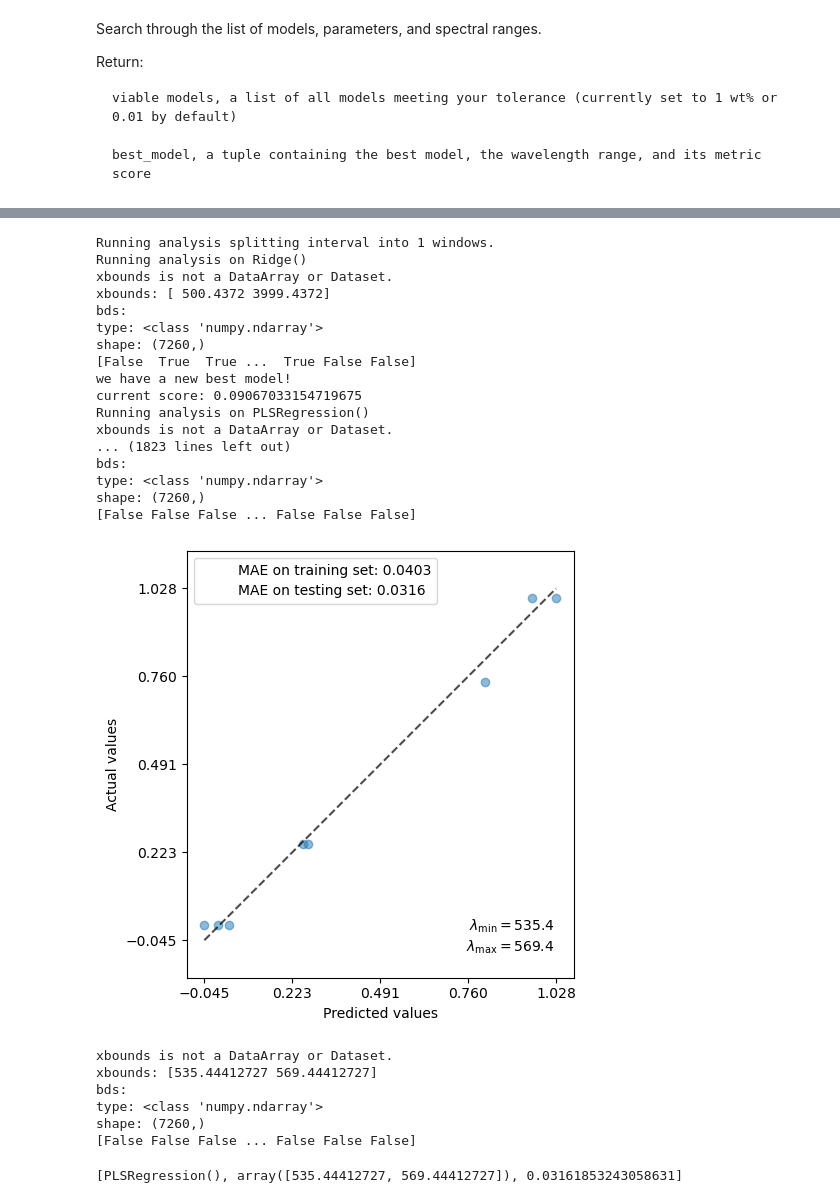
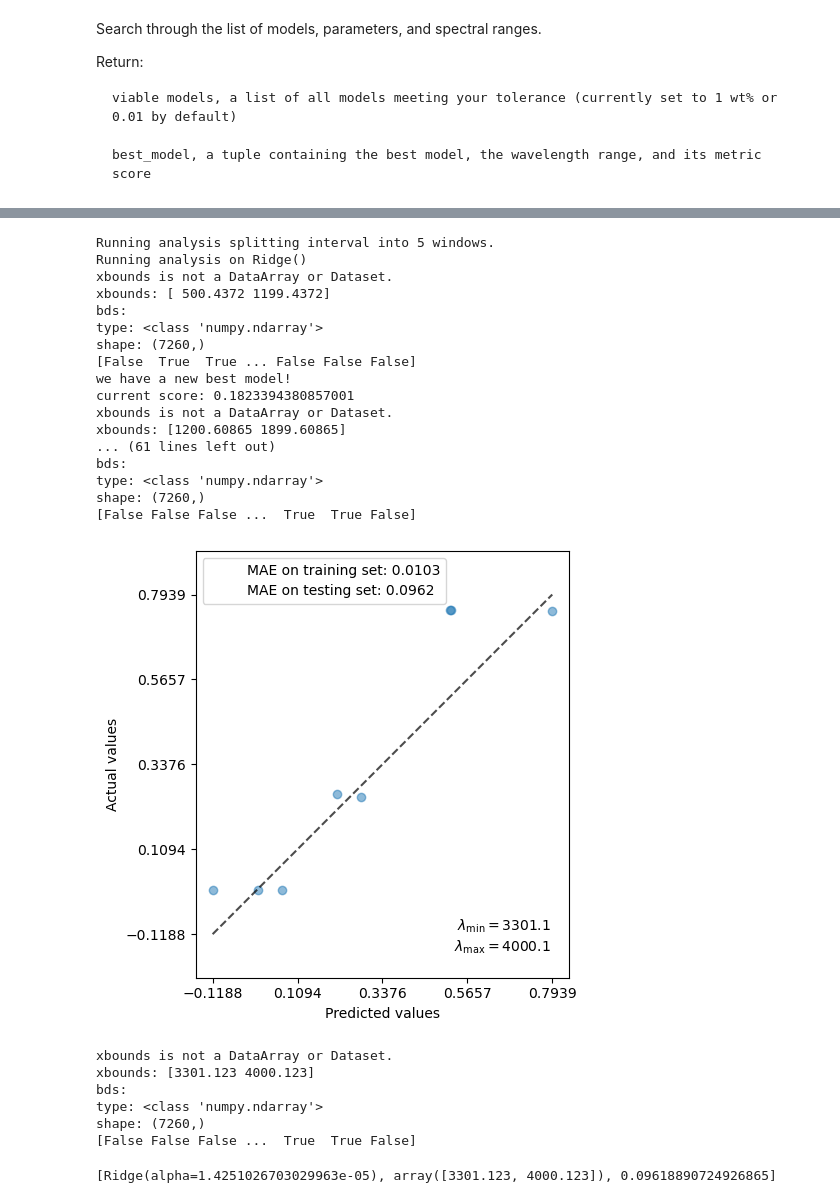
Before and after one commit to iblg/mixture_composition_regression, a Jupyter notebook: mixture_composition_regression/examples/cellulose_example/01_cellulose_first_try.ipynb, the cells around one changed output, grey strips where cells are left out. Drawn from its saved outputs; the diff is of its cells as text; code cells hidden in the pictures.

Commit message:
Ankit running into problems slicing.

```diff
--- a/mixture_composition_regression/examples/cellulose_example/01_cellulose_first_try.ipynb
+++ b/mixture_composition_regression/examples/cellulose_example/01_cellulose_first_try.ipynb
@@ -76,9 +76,11 @@ dataset = xr.Dataset(data_vars = {'a':a, 'da':a.diff('x'), 'd2a':a.diff('x', 2)}
 # do a test-train split. Here we have specified a replicable random state, but this can be removed if you want
 # a non-replicable one. You can also modify the portion of the data reserved for testing.
 
-# yname = 'a' # you can select between a and its derivatives. Only select one.
-yname = 'da' #
+### select absorbance, or its derivatives
+yname = 'a' # you can select between a and its derivatives. Only select one.
+# yname = 'da' #
 # yname = 'd2a'
+
 mix_train, mix_test = train_test_split(dataset[yname],
                                        test_size=0.2,
                                        random_state=1
@@ -198,11 +185,12 @@ If nwindows=10, the spectrum will be split into 10, and each sub spectrum will b
 
 If nwindows is a list, the code will try all of them in sequence.
 # %%
-nwindows = [1,
-#             5,
+nwindows = [
+#     1,
+            5,
 #             10,
-            50,
-            100
+#             50,
+#             100
            ]
 # %%
 random_state = 1
@@ -260,46 +248,46 @@ Coordinates:
 # %%
 viable_models, best_model, y_best, X_best = grid_search_dataset(
     mix_train,
     nwindows,
     cv_models,
-    target_chem='cellulose',
+    target_chem='hemicellulose',
 #     test_data=mix_test,
     test_data=None, # random selection of test data
     tts_test_size=tts_size,
     tts_random_state=random_state,
     tolerance=0.01,
     metric=metric,
     metric_label=metric_label,
     x_bounds=None, # here is where you could restrict your spectral range
     plot_comparison=True,
     plot_comparison_savefile='./plots/axes_train'
 )
 # %% [output]
-Running analysis splitting interval into 1 windows.
+Running analysis splitting interval into 5 windows.
 Running analysis on Ridge()
 xbounds is not a DataArray or Dataset.
-xbounds: [ 500.4372 3999.4372]
+xbounds: [ 500.4372 1199.4372]
 bds:
 type: <class 'numpy.ndarray'>
 shape: (7260,)
-[False  True  True ...  True False False]
+[False  True  True ... False False False]
 we have a new best model!
-current score: 0.09067033154719675
-Running analysis on PLSRegression()
+current score: 0.1823394380857001
 xbounds is not a DataArray or Dataset.
-... (1823 lines left out)
+xbounds: [1200.60865 1899.60865]
+... (61 lines left out)
 bds:
 type: <class 'numpy.ndarray'>
 shape: (7260,)
-[False False False ... False False False]
+[False False False ...  True  True False]
-[figure, old version]
+[figure, new version]
 xbounds is not a DataArray or Dataset.
-xbounds: [535.44412727 569.44412727]
+xbounds: [3301.123 4000.123]
 bds:
 type: <class 'numpy.ndarray'>
 shape: (7260,)
-[False False False ... False False False]
+[False False False ...  True  True False]
 # %%
 print(best_model)
 # %% [output]
-[PLSRegression(), array([535.44412727, 569.44412727]), 0.03161853243058631]
+[Ridge(alpha=1.4251026703029963e-05), array([3301.123, 4000.123]), 0.09618890724926865]
```
Also changed, not shown: parts of 14 cells of this notebook, 14 other files.
